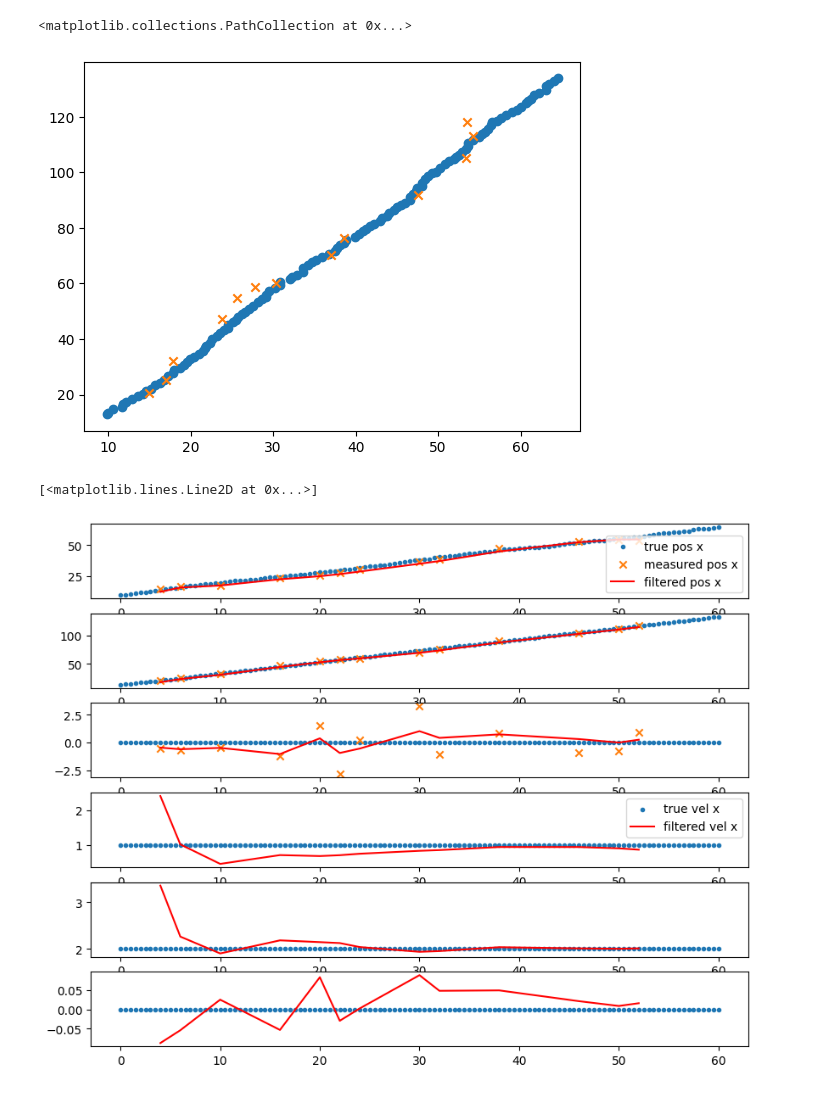
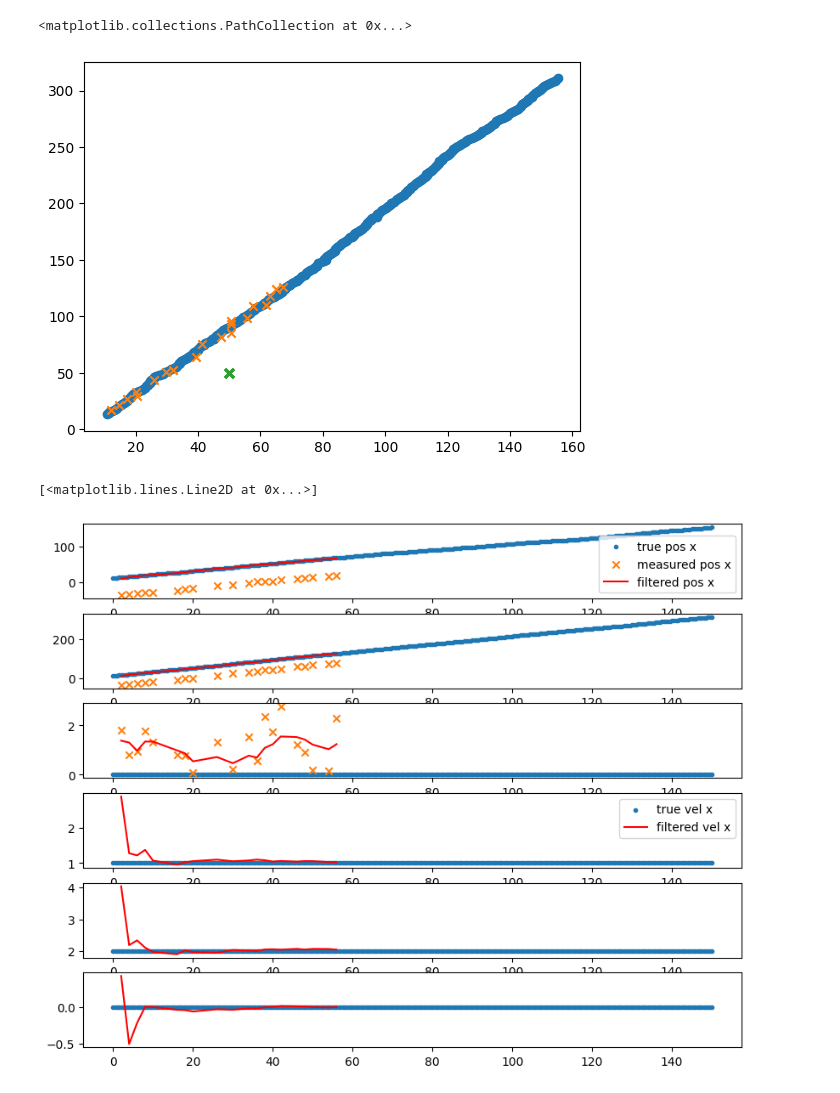
Before and after one commit to eholmgre/tda, a Jupyter notebook: notebook/Untitled.ipynb, the cells around one changed output. Drawn from its saved outputs; the diff is of its cells as text; code cells hidden in the pictures.

Commit message:
add sensor for

```diff
--- a/notebook/Untitled.ipynb
+++ b/notebook/Untitled.ipynb
@@ -10,8 +10,8 @@ from tda.tracker.filters.linear_kalman import LinearKalman
 # %%
 sim = Simulation()
 
-platform = LTIObject(1, np.array([2, 3, 0]), sim, np.zeros((3, 3)))
-oracle = Oracle(1, platform, 2.0, 1.0, np.eye(3) * 2.25)
+platform = LTIObject(1, np.array([50, 50, 0]), sim, np.zeros((3, 3)))
+oracle = Oracle(1, platform, 2.0, np.eye(3) * 2.25)
 platform.add_payload(oracle)
 
 target_Q = np.zeros((6, 6))
@@ -59,7 +59,7 @@ kf = LinearKalman(x_hat_0, P_hat_0, F, H, Q, R)
 
 for frame in sim.meas_queue:
     for m in frame:
-        kf.update(m)
+        kf.update(m.localize_measurement())
 
 kf_record = kf.record()
 # %%
@@ -93,8 +93,11 @@ axs[5].plot(kf_record["t"], kf_record["x_hat"][:, 5], color="red", label="filter
 # %%
-sim2 = Simulation()
+sim2 = Simulation(sim_length=150)
 
-platform = LTIObject(1, np.array([2, 3, 0]), sim2, np.zeros((3, 3)))
-oracle = Oracle(1, platform, 2.0, 0.5, np.eye(3) * 2.25)
+extent = np.array([[-100, -100, 0],
+                   [100, 100, 10]]).T
+
+platform = LTIObject(1, np.array([50, 50, 0]), sim2, np.zeros((3, 3)))
+oracle = Oracle(1, platform, 2.0, np.eye(3) * 2.25, prob_detect=1.0, field_of_regard=extent)
 platform.add_payload(oracle)
 
 target_Q = np.zeros((6, 6))
@@ -108,46 +111,47 @@ sim2._sim_objects.extend([platform, target])
 sim2_records = sim2.run()
 
 plt.scatter(sim2_records["lti_object2"]["x"], sim2_records["lti_object2"]["y"])
-plt.scatter(sim2_records["oracle1"]["target_x"], sim2_records["oracle1"]["target_y"], marker="x")
+plt.scatter(sim2_records["oracle1"]["target_x"] + sim2_records["oracle1"]["sensor_x"], sim2_records["oracle1"]["target_y"] + sim2_records["oracle1"]["sensor_y"], marker="x")
+plt.scatter(sim2_records["oracle1"]["sensor_x"], sim2_records["oracle1"]["sensor_y"], marker="x")
 # %% [output]
 <matplotlib.collections.PathCollection at 0x...>
-[figure, old version]
+[figure, new version]
 # %%
 kf2 = LinearKalman(x_hat_0, P_hat_0, F, H, Q, R)
 
 for frame in sim2.meas_queue:
     for m in frame:
-        kf2.update(m)
+        kf2.update(m.localize_measurement())
 
 kf2_record = kf2.record()
 
 fig, axs = plt.subplots(6)
 fig.set_size_inches((10, 8))
 axs[0].scatter(sim2_records["lti_object2"]["t"], sim2_records["lti_object2"]["x"], marker=".", label="true pos x")
 axs[0].scatter(sim2_records["oracle1"]["t"], sim2_records["oracle1"]["target_x"], marker="x", label="measured pos x")
 axs[0].plot(kf2_record["t"], kf2_record["x_hat"][:, 0], color="red", label="filtered pos x")
 axs[0].legend()
 
 axs[1].scatter(sim2_records["lti_object2"]["t"], sim2_records["lti_object2"]["y"], marker=".", label="true pos y")
 axs[1].scatter(sim2_records["oracle1"]["t"], sim2_records["oracle1"]["target_y"], marker="x", label="measured pos y")
 axs[1].plot(kf2_record["t"], kf2_record["x_hat"][:, 1], color="red", label="filtered pos y")
 
 axs[2].scatter(sim2_records["lti_object2"]["t"], sim2_records["lti_object2"]["z"], marker=".", label="true pos z")
 axs[2].scatter(sim2_records["oracle1"]["t"], sim2_records["oracle1"]["target_z"], marker="x", label="measured pos z")
 axs[2].plot(kf2_record["t"], kf2_record["x_hat"][:, 2], color="red", label="filtered pos z")
 
 axs[3].scatter(sim2_records["lti_object2"]["t"], sim2_records["lti_object2"]["xdot"], marker=".", label="true vel x")
 axs[3].plot(kf2_record["t"], kf2_record["x_hat"][:, 3], color="red", label="filtered vel x")
 axs[3].legend()
 
 axs[4].scatter(sim2_records["lti_object2"]["t"], sim2_records["lti_object2"]["ydot"], marker=".", label="true vel y")
 axs[4].plot(kf2_record["t"], kf2_record["x_hat"][:, 4], color="red", label="filtered pos y")
 
 axs[5].scatter(sim2_records["lti_object2"]["t"], sim2_records["lti_object2"]["zdot"], marker=".", label="true vel z")
 axs[5].plot(kf2_record["t"], kf2_record["x_hat"][:, 5], color="red", label="filtered pos z")
 # %% [output]
 [<matplotlib.lines.Line2D at 0x...>]
-[figure, old version]
+[figure, new version]
 # %%
 sim3 = Simulation()
 
```
Also changed, not shown: parts of 3 cells of this notebook, 3 other files.
